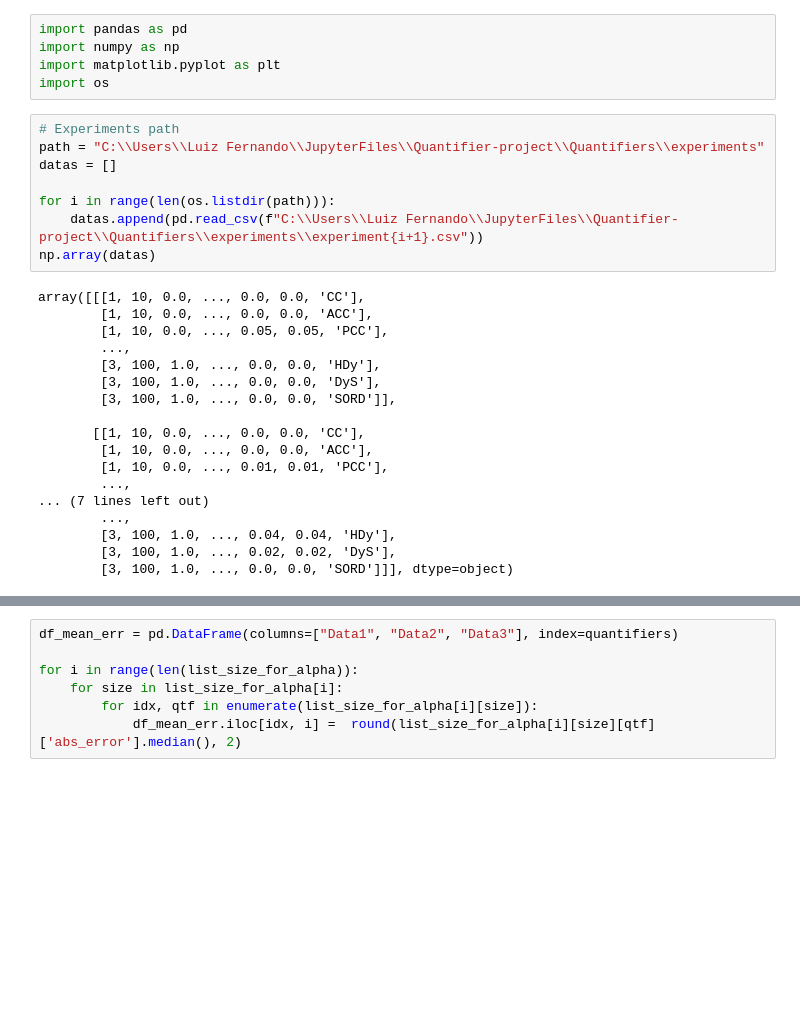
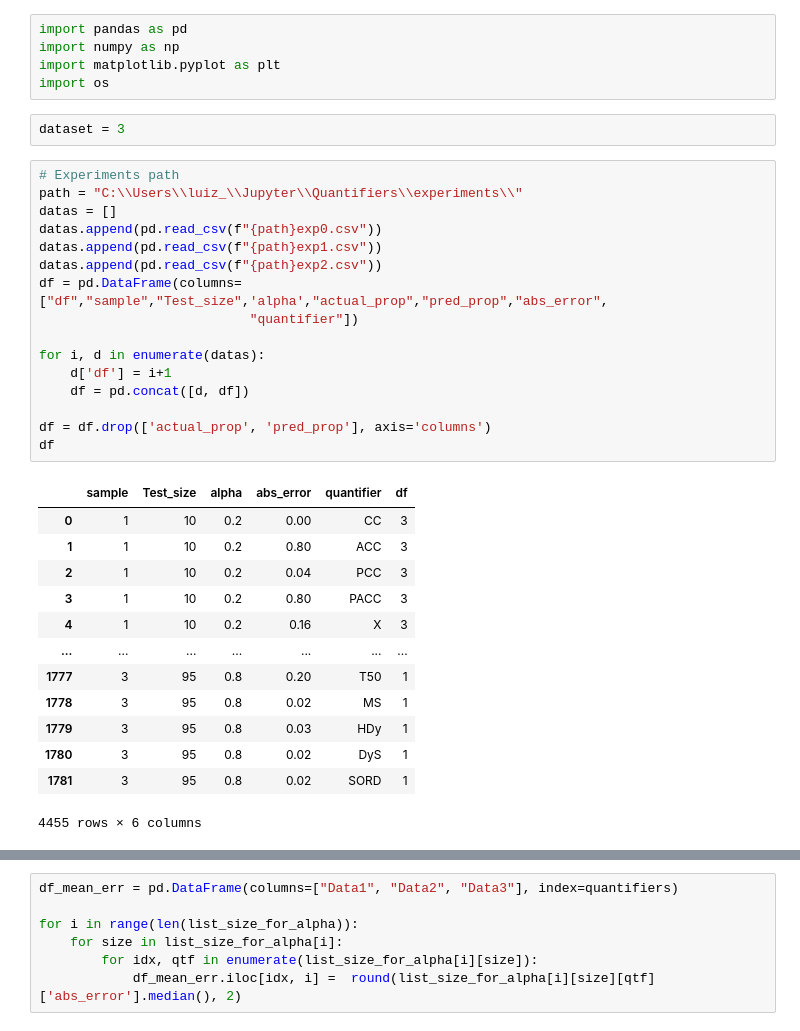
Before and after one commit to luizfernandolj/Quantifiers, a Jupyter notebook: Analysis.ipynb, the cells around one changed output, grey strips where cells are left out. Drawn from its saved outputs; the diff is of its cells as text; blank space fills up the shorter version.

```diff
--- a/Analysis.ipynb
+++ b/Analysis.ipynb
@@ -3,30 +3,36 @@ import pandas as pd
 import numpy as np
 import matplotlib.pyplot as plt
 import os
+# %%
+dataset = 3
 # %%
 # Experiments path
-path = "C:\\Users\\Luiz Fernando\\JupyterFiles\\Quantifier-project\\Quantifiers\\experiments"
+path = "C:\\Users\\luiz_\\Jupyter\\Quantifiers\\experiments\\"
 datas = []
+datas.append(pd.read_csv(f"{path}exp0.csv"))
+datas.append(pd.read_csv(f"{path}exp1.csv"))
+datas.append(pd.read_csv(f"{path}exp2.csv"))
+df = pd.DataFrame(columns=["df","sample","Test_size",'alpha',"actual_prop","pred_prop","abs_error",
+                           "quantifier"])
 
-for i in range(len(os.listdir(path))):
-    datas.append(pd.read_csv(f"C:\\Users\\Luiz Fernando\\JupyterFiles\\Quantifier-project\\Quantifiers\\experiments\\experiment{i+1}.csv"))
-np.array(datas)
+for i, d in enumerate(datas):
+    d['df'] = i+1
+    df = pd.concat([d, df])
+
+df = df.drop(['actual_prop', 'pred_prop'], axis='columns')
+df
 # %% [output]
+|  | sample | Test_size | alpha | abs_error | quantifier | df |
+| 0 | 1 | 10 | 0.2 | 0.00 | CC | 3 |
+| 1 | 1 | 10 | 0.2 | 0.80 | ACC | 3 |
+| 2 | 1 | 10 | 0.2 | 0.04 | PCC | 3 |
+| 3 | 1 | 10 | 0.2 | 0.80 | PACC | 3 |
+| 4 | 1 | 10 | 0.2 | 0.16 | X | 3 |
+| ... | ... | ... | ... | ... | ... | ... |
+| 1777 | 3 | 95 | 0.8 | 0.20 | T50 | 1 |
+| 1778 | 3 | 95 | 0.8 | 0.02 | MS | 1 |
+| 1779 | 3 | 95 | 0.8 | 0.03 | HDy | 1 |
+| 1780 | 3 | 95 | 0.8 | 0.02 | DyS | 1 |
+| 1781 | 3 | 95 | 0.8 | 0.02 | SORD | 1 |
-array([[[1, 10, 0.0, ..., 0.0, 0.0, 'CC'],
-        [1, 10, 0.0, ..., 0.0, 0.0, 'ACC'],
-        [1, 10, 0.0, ..., 0.05, 0.05, 'PCC'],
-        ...,
-        [3, 100, 1.0, ..., 0.0, 0.0, 'HDy'],
-        [3, 100, 1.0, ..., 0.0, 0.0, 'DyS'],
-        [3, 100, 1.0, ..., 0.0, 0.0, 'SORD']],
-
-       [[1, 10, 0.0, ..., 0.0, 0.0, 'CC'],
-        [1, 10, 0.0, ..., 0.0, 0.0, 'ACC'],
-        [1, 10, 0.0, ..., 0.01, 0.01, 'PCC'],
-        ...,
-... (7 lines left out)
-        ...,
-        [3, 100, 1.0, ..., 0.04, 0.04, 'HDy'],
-        [3, 100, 1.0, ..., 0.02, 0.02, 'DyS'],
-        [3, 100, 1.0, ..., 0.0, 0.0, 'SORD']]], dtype=object)
+4455 rows × 6 columns
 # %%
```
Also changed, not shown: parts of 17 cells of this notebook, 6 other files.
